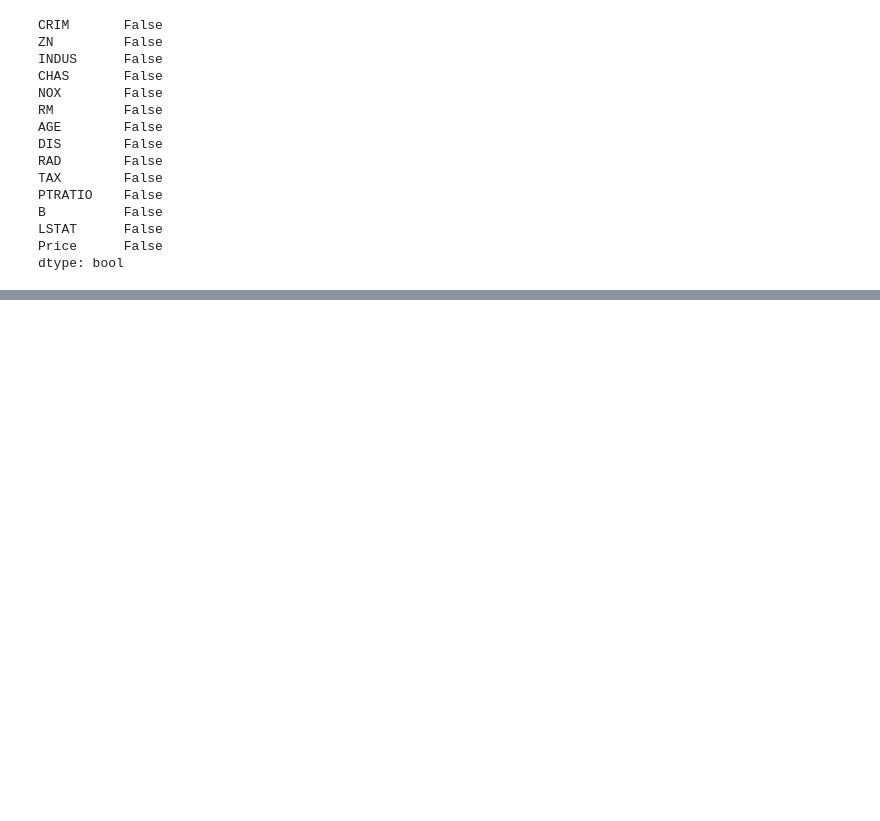
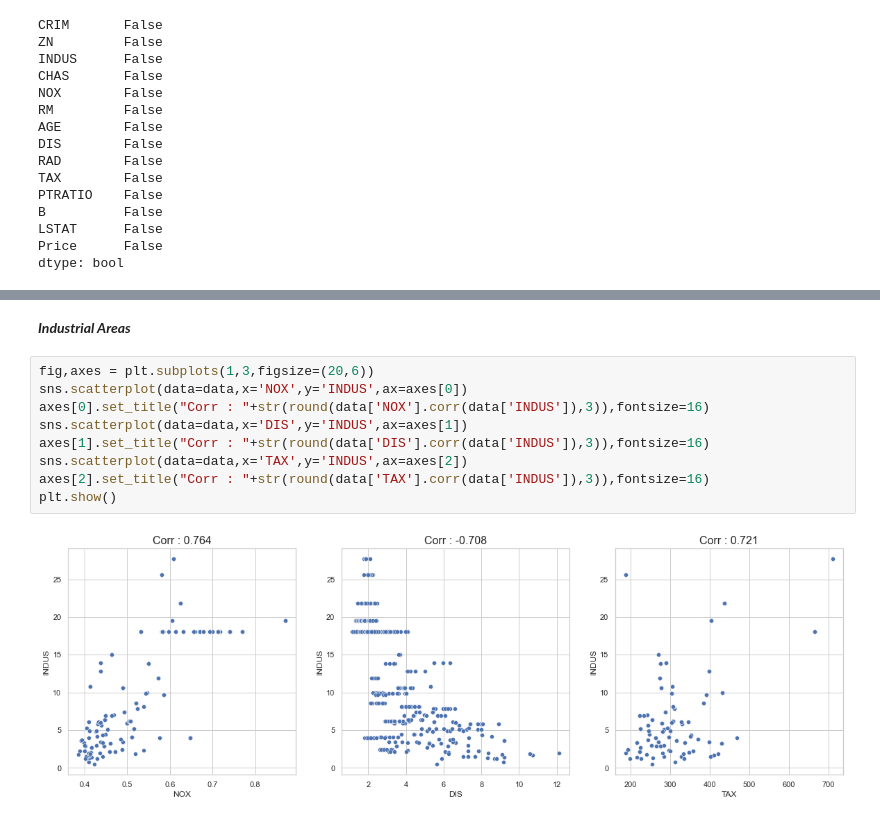
Before and after one commit to Eashwar-22/DS_Repos, a Jupyter notebook: House Price Predicition/Boston_House_Pricing.ipynb, the cells around one changed output, grey strips where cells are left out. Drawn from its saved outputs; the diff is of its cells as text; blank space fills up the shorter version.

```diff
--- a/House Price Predicition/Boston_House_Pricing.ipynb
+++ b/House Price Predicition/Boston_House_Pricing.ipynb
@@ -126,0 +160,13 @@ Name: CRIM, Length: 506, dtype: float64
+# %% [markdown]
+_**Industrial Areas**_
+# %%
+fig,axes = plt.subplots(1,3,figsize=(20,6))
+sns.scatterplot(data=data,x='NOX',y='INDUS',ax=axes[0])
+axes[0].set_title("Corr : "+str(round(data['NOX'].corr(data['INDUS']),3)),fontsize=16)
+sns.scatterplot(data=data,x='DIS',y='INDUS',ax=axes[1])
+axes[1].set_title("Corr : "+str(round(data['DIS'].corr(data['INDUS']),3)),fontsize=16)
+sns.scatterplot(data=data,x='TAX',y='INDUS',ax=axes[2])
+axes[2].set_title("Corr : "+str(round(data['TAX'].corr(data['INDUS']),3)),fontsize=16)
+plt.show()
+# %% [output]
+[figure, added]
```
Also changed, not shown: parts of 43 cells of this notebook, 3 other files.
